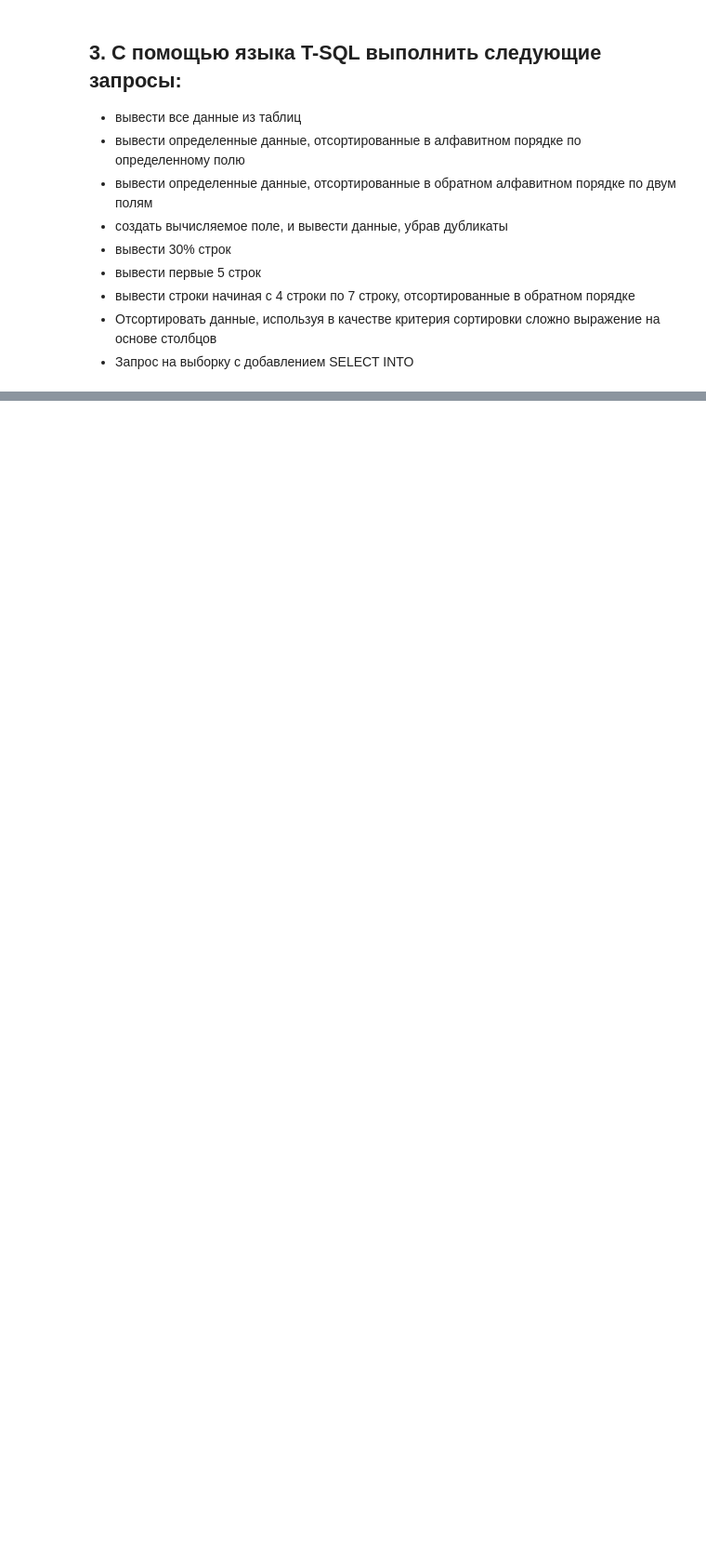
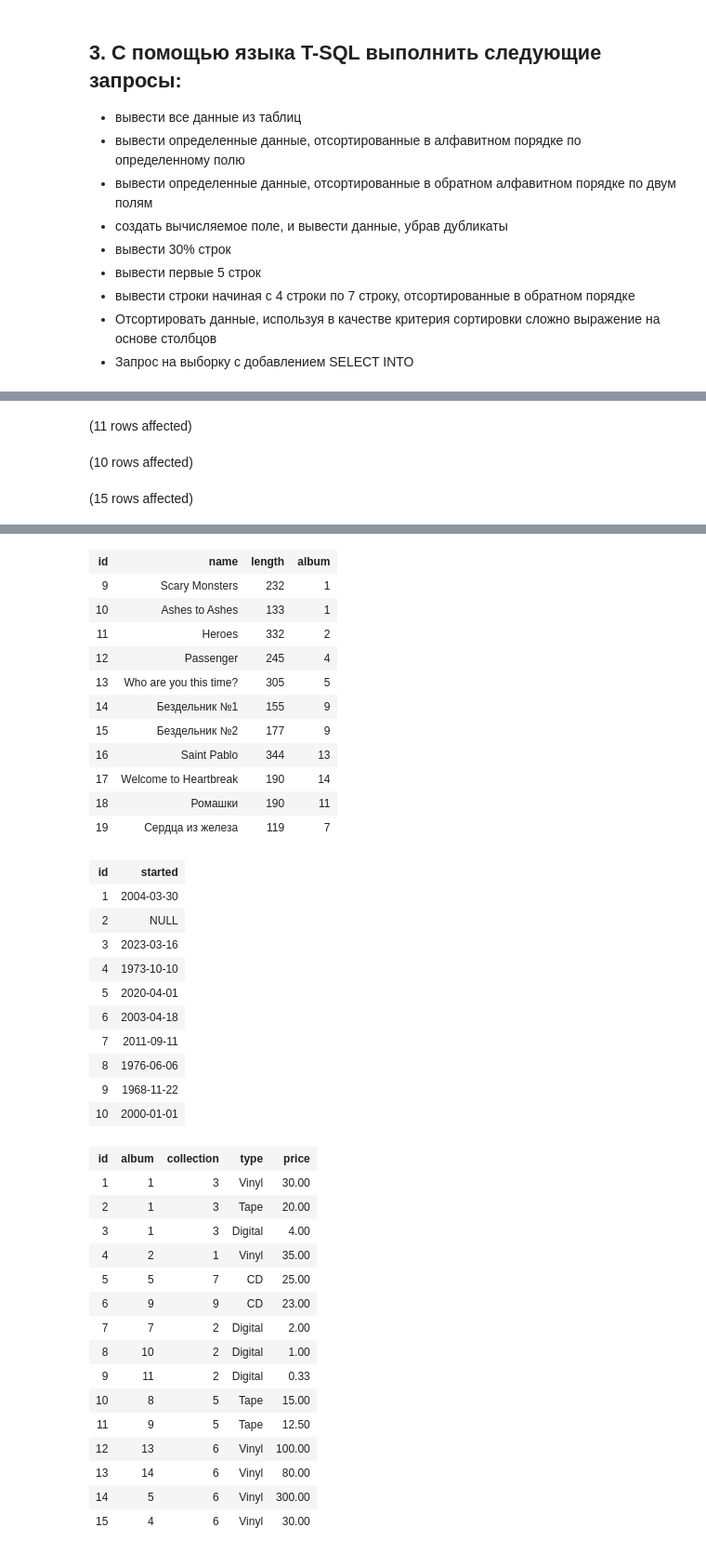
Before and after one commit to petrik33/BSU-Data-Engineering, a Jupyter notebook: 12. Roundup/notebook.ipynb, the cells around one changed output, grey strips where cells are left out. Shown: that part at 93% size. Cells and saved outputs as stored; diff of their text form; code cells hidden in the pictures; blank space fills up the shorter version.

```diff
--- a/12. Roundup/notebook.ipynb
+++ b/12. Roundup/notebook.ipynb
@@ -49,3 +49,19 @@ Audio CD, или на жестком диске. Каждый альбом со
 * Отсортировать данные, используя в качестве критерия сортировки сложно
 выражение на основе столбцов
 * Запрос на выборку с добавлением SELECT INTO
+# %%
+-- Select all data from the authors table
+SELECT * FROM authors;
+
+-- Select all data from the albums table
+SELECT * FROM albums;
+
+-- Select all data from the tracks table
+SELECT * FROM tracks;
+
+-- Select all data from the collections table
+SELECT * FROM collections;
+
+-- Select all data from the items table
+SELECT * FROM items;
+# %% [output]
@@ -51,0 +70,3 @@ Audio CD, или на жестком диске. Каждый альбом со
+(11 rows affected)
+(10 rows affected)
+(15 rows affected)
@@ -51,0 +100,39 @@ Audio CD, или на жестком диске. Каждый альбом со
+| id | name | length | album |
+| 9 | Scary Monsters | 232 | 1 |
+| 10 | Ashes to Ashes | 133 | 1 |
+| 11 | Heroes | 332 | 2 |
+| 12 | Passenger | 245 | 4 |
+| 13 | Who are you this time? | 305 | 5 |
+| 14 | Бездельник №1 | 155 | 9 |
+| 15 | Бездельник №2 | 177 | 9 |
+| 16 | Saint Pablo | 344 | 13 |
+| 17 | Welcome to Heartbreak | 190 | 14 |
+| 18 | Ромашки | 190 | 11 |
+| 19 | Сердца из железа | 119 | 7 |
+| id | started |
+| 1 | 2004-03-30 |
+| 2 | NULL |
+| 3 | 2023-03-16 |
+| 4 | 1973-10-10 |
+| 5 | 2020-04-01 |
+| 6 | 2003-04-18 |
+| 7 | 2011-09-11 |
+| 8 | 1976-06-06 |
+| 9 | 1968-11-22 |
+| 10 | 2000-01-01 |
+| id | album | collection | type | price |
+| 1 | 1 | 3 | Vinyl | 30.00 |
+| 2 | 1 | 3 | Tape | 20.00 |
+| 3 | 1 | 3 | Digital | 4.00 |
+| 4 | 2 | 1 | Vinyl | 35.00 |
+| 5 | 5 | 7 | CD | 25.00 |
+| 6 | 9 | 9 | CD | 23.00 |
+| 7 | 7 | 2 | Digital | 2.00 |
+| 8 | 10 | 2 | Digital | 1.00 |
+| 9 | 11 | 2 | Digital | 0.33 |
+| 10 | 8 | 5 | Tape | 15.00 |
+| 11 | 9 | 5 | Tape | 12.50 |
+| 12 | 13 | 6 | Vinyl | 100.00 |
+| 13 | 14 | 6 | Vinyl | 80.00 |
+| 14 | 5 | 6 | Vinyl | 300.00 |
+| 15 | 4 | 6 | Vinyl | 30.00 |
```
Also changed, not shown: parts of 22 cells of this notebook.
